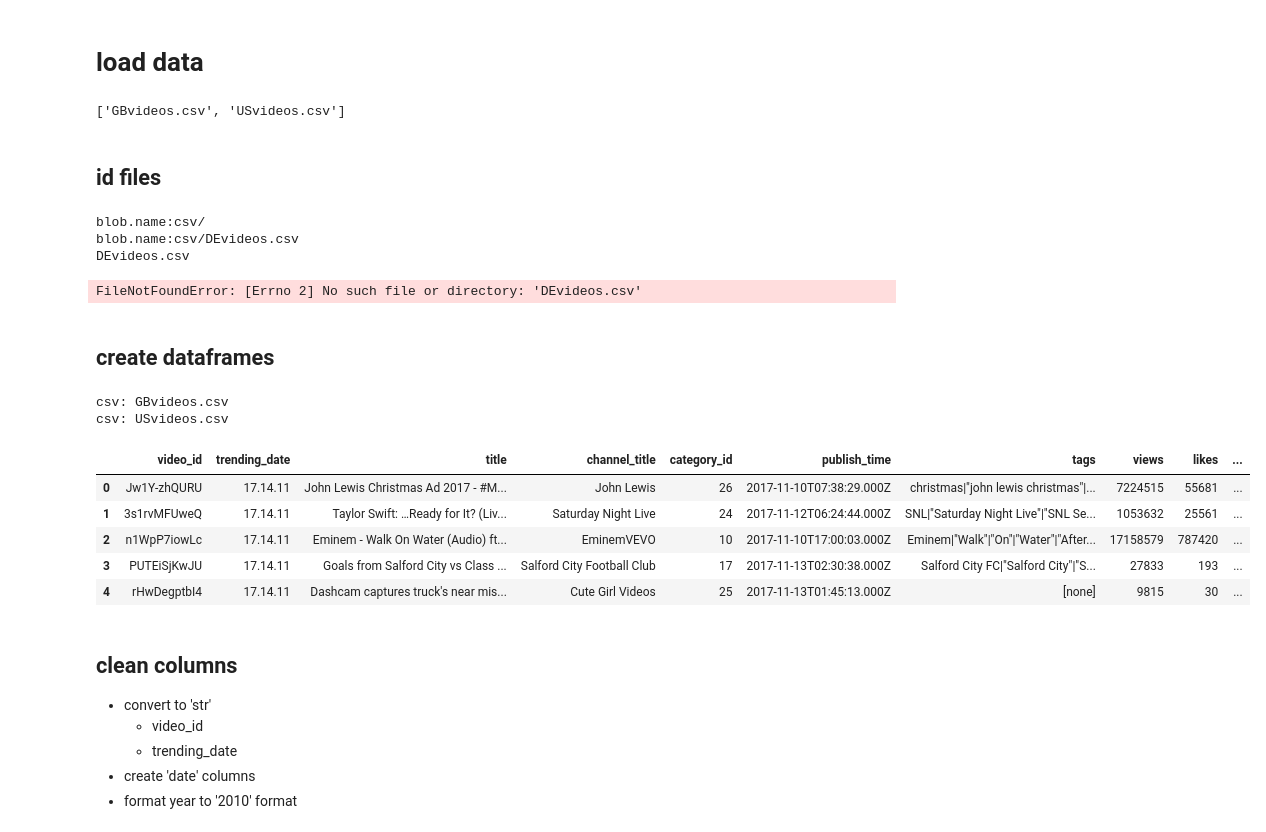
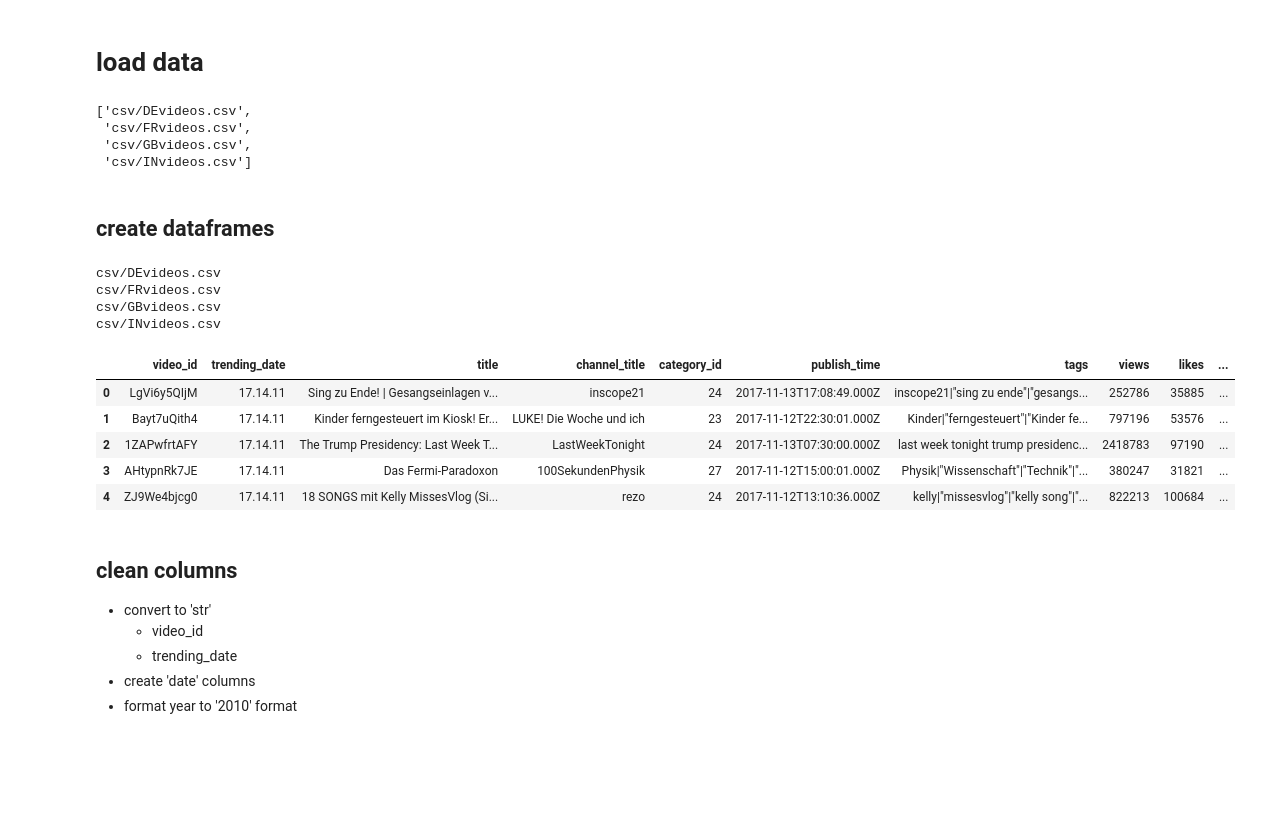
Before and after one commit to heidless-stillwater/data-cleaning, a Jupyter notebook: notebooks/clean-0.ipynb, the cells around one changed output. Cells and saved outputs as stored; diff of their text form; code cells hidden in the pictures; blank space fills up the shorter version.

```diff
--- a/notebooks/clean-0.ipynb
+++ b/notebooks/clean-0.ipynb
@@ -21,60 +25,53 @@ pd.options.mode.chained_assignment = None
+# %%
+client =  storage.Client()
+
+bucket = client.get_bucket('heidless-jupyter-bucket-0')
 # %% [markdown]
 # load data
 # %%
-AllCSV = [i for i in glob.glob('*.{}'.format('csv'))]
+AllCSV = []
+my_prefix = 'csv/'
+blobs = client.list_blobs(bucket_or_name=bucket, prefix='csv/')
+for blob in blobs:
+    if(blob.name != my_prefix): # ignoring the subfolder itself
+#        file_name = blob.name.replace(my_prefix, "")
+        file_name = blob.name
+        AllCSV.append(file_name)
 AllCSV
 # %% [output]
-['GBvideos.csv', 'USvideos.csv']
+['csv/DEvideos.csv',
+ 'csv/FRvideos.csv',
+ 'csv/GBvideos.csv',
+ 'csv/INvideos.csv']
-# %% [markdown]
-## id files
-# %%
-from google.cloud import storage
-import pandas as pd
-
-bucket_name = "heidless-jupyter-bucket-0"
-
-storage_client = storage.Client()
-bucket = storage_client.get_bucket(bucket_name)
-
-# When you have your files in a subfolder of the bucket.
-my_prefix = "csv/" # the name of the subfolder
-blobs = bucket.list_blobs(prefix = my_prefix, delimiter = '/')
-
-AllCSV=[]
-
-for blob in blobs:
-    print(f'blob.name:{blob.name}')
-    if(blob.name != my_prefix): # ignoring the subfolder itself
-        file_name = blob.name.replace(my_prefix, "")
-        print(file_name)
-        AllCSV.append(file_name)
-        df = pd.read_csv(file_name) # load the data
-# %% [output]
-blob.name:csv/
-blob.name:csv/DEvideos.csv
-DEvideos.csv
-FileNotFoundError: [Errno 2] No such file or directory: 'DEvideos.csv'
 # %% [markdown]
 ## create dataframes
 # %%
-all_dataframes = [] # list to store each data frame separately
+all_dataframes = []
+#file_name = f'json/CA_category_id.json'
 
 for csv in AllCSV:
-    print(f'csv: {csv}')
-    df = pd.read_csv(csv)
-    df['country'] = csv[0:2] # adding column 'country' so that each dataset could be identified uniquely
-    all_dataframes.append(df)
+    blob = bucket.get_blob(csv)
+    if blob is not None and blob.exists(client):
+        bt = blob.download_as_string()
+        s = str(bt, 'utf-8')
+        s = StringIO(s)
+        df = pd.read_csv(s)
+        df['country'] = csv[0:2] # adding column 'country' so that each dataset could be identified uniquely
+        all_dataframes.append(df)
+        print(csv)
 
 all_dataframes[0].head() # index 0 to 9 for [CA, DE, FR, GB, IN, JP, KR, MX, RU, US] datasets
 # %% [output]
-csv: GBvideos.csv
-csv: USvideos.csv
+csv/DEvideos.csv
+csv/FRvideos.csv
+csv/GBvideos.csv
+csv/INvideos.csv
 |  | video_id | trending_date | title | channel_title | category_id | publish_time | tags | views | likes | ... |
-| 0 | Jw1Y-zhQURU | 17.14.11 | John Lewis Christmas Ad 2017 - #M... | John Lewis | 26 | 2017-11-10T07:38:29.000Z | christmas|"john lewis christmas"|... | 7224515 | 55681 | ... |
-| 1 | 3s1rvMFUweQ | 17.14.11 | Taylor Swift: …Ready for It? (Liv... | Saturday Night Live | 24 | 2017-11-12T06:24:44.000Z | SNL|"Saturday Night Live"|"SNL Se... | 1053632 | 25561 | ... |
-| 2 | n1WpP7iowLc | 17.14.11 | Eminem - Walk On Water (Audio) ft... | EminemVEVO | 10 | 2017-11-10T17:00:03.000Z | Eminem|"Walk"|"On"|"Water"|"After... | 17158579 | 787420 | ... |
-| 3 | PUTEiSjKwJU | 17.14.11 | Goals from Salford City vs Class ... | Salford City Football Club | 17 | 2017-11-13T02:30:38.000Z | Salford City FC|"Salford City"|"S... | 27833 | 193 | ... |
-| 4 | rHwDegptbI4 | 17.14.11 | Dashcam captures truck's near mis... | Cute Girl Videos | 25 | 2017-11-13T01:45:13.000Z | [none] | 9815 | 30 | ... |
+| 0 | LgVi6y5QIjM | 17.14.11 | Sing zu Ende! | Gesangseinlagen v... | inscope21 | 24 | 2017-11-13T17:08:49.000Z | inscope21|"sing zu ende"|"gesangs... | 252786 | 35885 | ... |
+| 1 | Bayt7uQith4 | 17.14.11 | Kinder ferngesteuert im Kiosk! Er... | LUKE! Die Woche und ich | 23 | 2017-11-12T22:30:01.000Z | Kinder|"ferngesteuert"|"Kinder fe... | 797196 | 53576 | ... |
+| 2 | 1ZAPwfrtAFY | 17.14.11 | The Trump Presidency: Last Week T... | LastWeekTonight | 24 | 2017-11-13T07:30:00.000Z | last week tonight trump presidenc... | 2418783 | 97190 | ... |
+| 3 | AHtypnRk7JE | 17.14.11 | Das Fermi-Paradoxon | 100SekundenPhysik | 27 | 2017-11-12T15:00:01.000Z | Physik|"Wissenschaft"|"Technik"|"... | 380247 | 31821 | ... |
+| 4 | ZJ9We4bjcg0 | 17.14.11 | 18 SONGS mit Kelly MissesVlog (Si... | rezo | 24 | 2017-11-12T13:10:36.000Z | kelly|"missesvlog"|"kelly song"|"... | 822213 | 100684 | ... |
 # %% [markdown]
 ## clean columns
 - convert to 'str'
```
Also changed, not shown: parts of 2 cells of this notebook, 1 other file.
